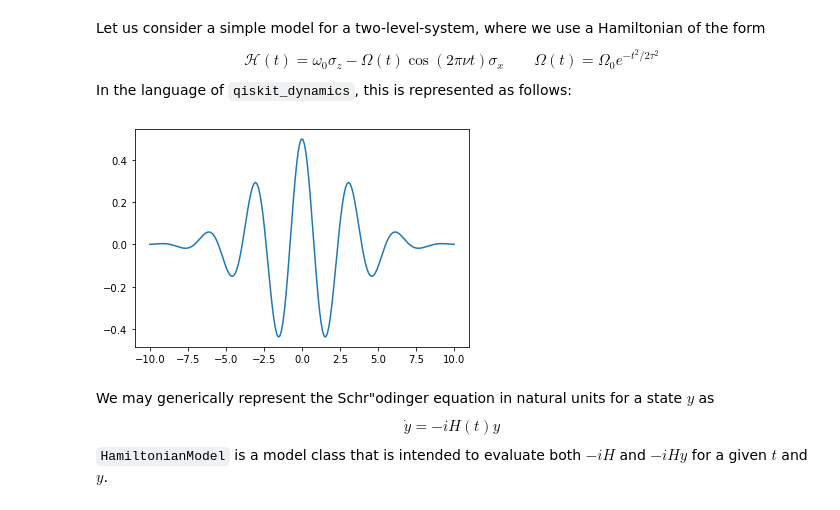
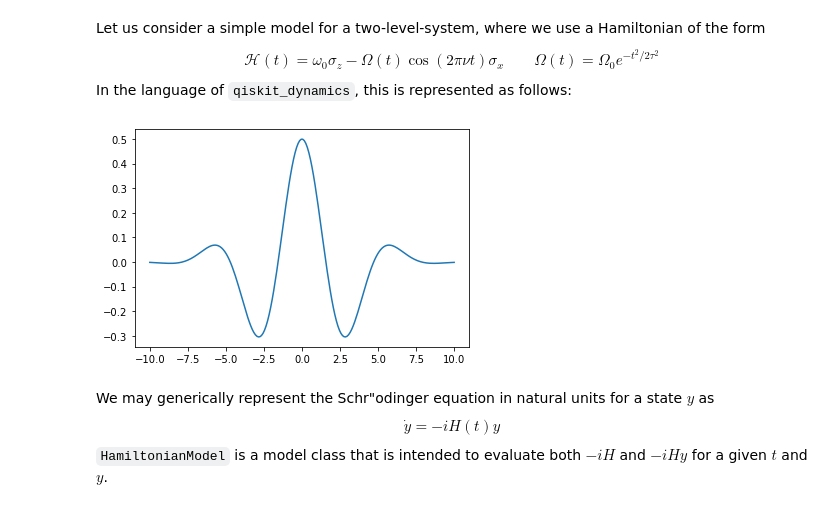
Before and after one commit to qiskit-community/qiskit-dynamics, a Jupyter notebook: operator_collection_interface.ipynb, the cells around one changed output. Drawn from its saved outputs; the diff is of its cells as text; code cells hidden in the pictures.

```diff
--- a/operator_collection_interface.ipynb
+++ b/operator_collection_interface.ipynb
@@ -29,21 +29,21 @@ Let us consider a simple model for a two-level-system, where we use a Hamiltonia
 # %%
 Omega_0 = 0.5
 tau = 3
-omega_0 = 2
-nu = 1/np.pi #2\pi\nu = \omega_0
+omega_0 = 1
+nu = 1/(2*np.pi) #2\pi\nu = \omega_0
 
 Omega = lambda t: Omega_0 * np.exp(-t**2/(2*tau**2))
 drive_signal = Signal(Omega,nu,0)
 
 times = np.linspace(-10,10,200)
 plt.plot(times,drive_signal(times))
 
 drive_operator = -np.array([[[0,1],[1,0]]])
-drift_operator = np.array([[1,0],[0,-1]])
+drift_operator = omega_0*np.array([[1,0],[0,-1]])
 
 model = HamiltonianModel(drive_operator,drift=drift_operator,signals=[drive_signal])
 # %% [output]
-[figure, old version]
+[figure, new version]
 # %% [markdown]
 We may generically represent the Schr\"odinger equation in natural units for a state $y$ as $$\dot{y} = -iH(t)y$$`HamiltonianModel` is a model class that is intended to evaluate both $-iH$ and $-iHy$ for a given $t$ and $y$.
 # %%
```
Also changed, not shown: parts of 25 cells of this notebook.
